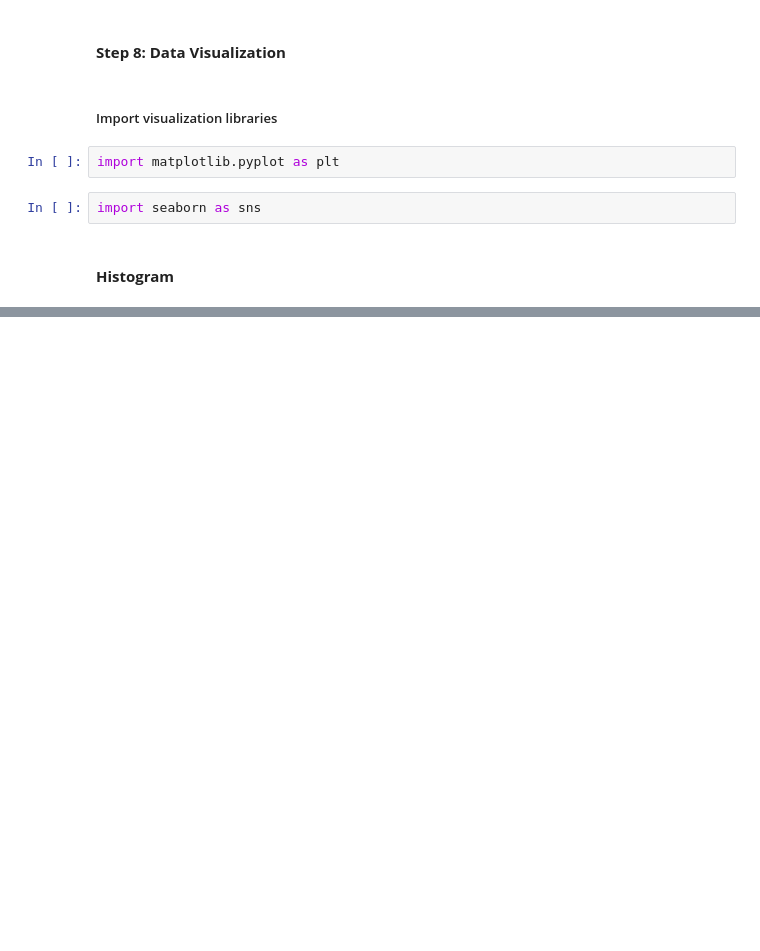
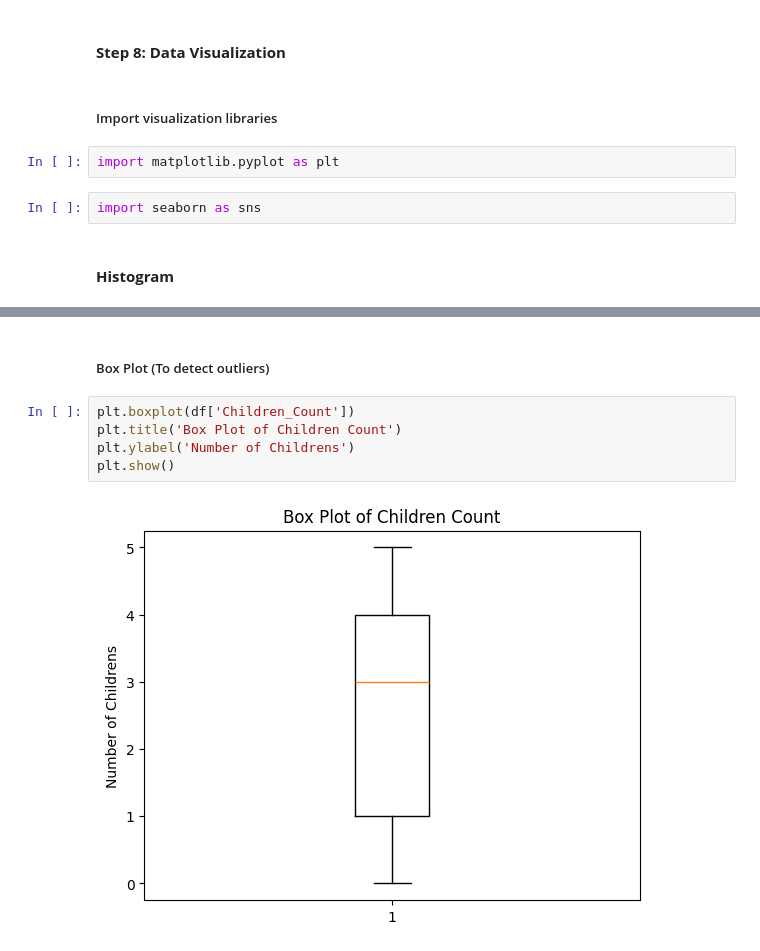
Before and after one commit to 0shanx/0shanx, a Jupyter notebook: DataScience.ipynb, the cells around one changed output, grey strips where cells are left out. Cells and saved outputs as stored; diff of their text form; blank space fills up the shorter version.

```diff
--- a/DataScience.ipynb
+++ b/DataScience.ipynb
@@ -233,0 +251,9 @@ plt.hist(df['Age_at_Marriage'], bins=10)
+# %% [markdown]
+##### Box Plot (To detect outliers)
+# %%
+plt.boxplot(df['Children_Count'])
+plt.title('Box Plot of Children Count')
+plt.ylabel('Number of Childrens')
+plt.show()
+# %% [output]
+[figure, added]
```
Also changed, not shown: parts of 10 cells of this notebook.
